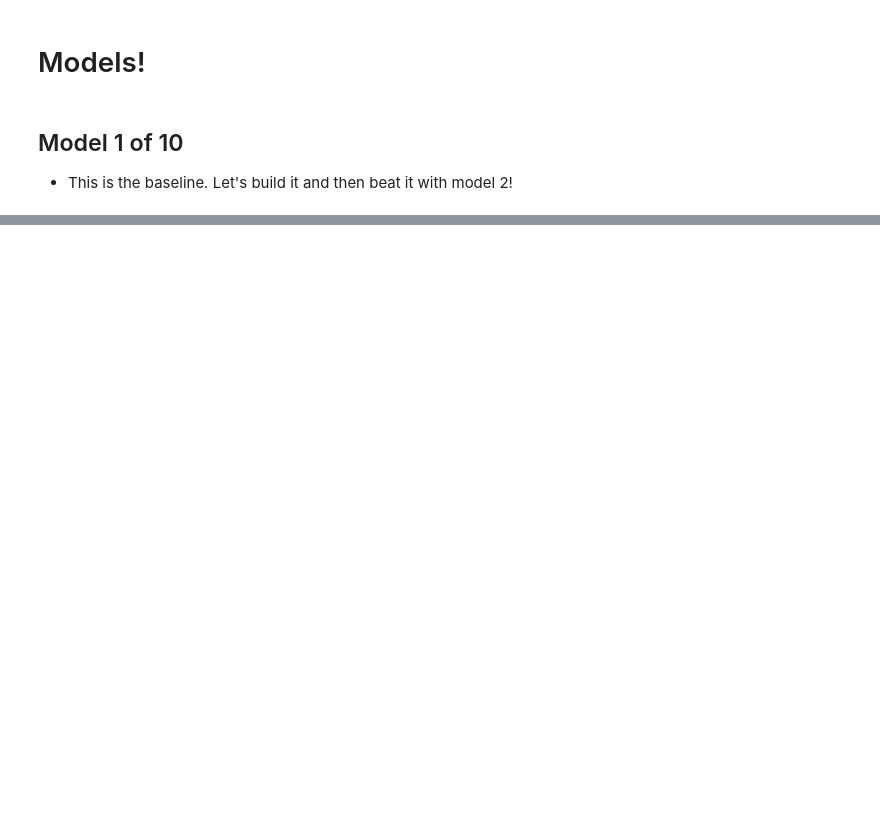
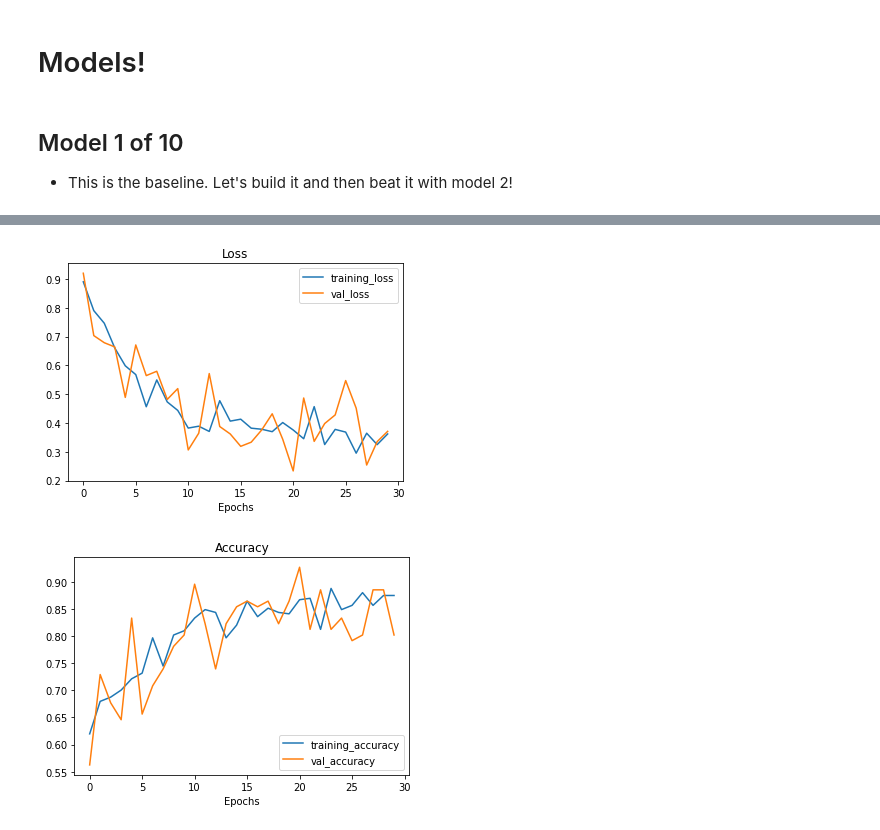
Before and after one commit to alexantaki16/covid, a Jupyter notebook: Code/covid_19.ipynb, the cells around one changed output, grey strips where cells are left out. Cells and saved outputs as stored; diff of their text form; code cells hidden in the pictures; blank space fills up the shorter version.

```diff
--- a/Code/covid_19.ipynb
+++ b/Code/covid_19.ipynb
@@ -502,0 +585,24 @@ os.getcwd()
+# %%
+#1. Build the model
+model_2 = Sequential([
+  Conv2D(10, 3, activation = "relu", input_shape = (299, 299, 3)),
+  MaxPool2D(),
+  Conv2D(10, 3, activation = "relu"),
+  MaxPool2D(),
+  Conv2D(10, 3, activation = "relu"),
+  MaxPool2D(),
+  Flatten(),
+  Dense(3, activation = "softmax")
+])
+
+#2. Compile the model
+model_2.compile(loss = tf.keras.losses.categorical_crossentropy,
+                optimizer = Adam(),
+                metrics = ["accuracy"])
+
+#3. Fit the model
+history_2 = model_2.fit(train_data,
+                        epochs = 30,
+                        validation_data = test_data,
+                        steps_per_epoch = math.ceil(len(train_data) / 32),
+                        validation_steps = math.ceil(len(test_data) / 32))
@@ -502,0 +627,5 @@ os.getcwd()
+# %%
+plot_loss_curves(history_2)
+# %% [output]
+[figure, added]
+[figure, added]
```
Also changed, not shown: parts of 19 cells of this notebook.
